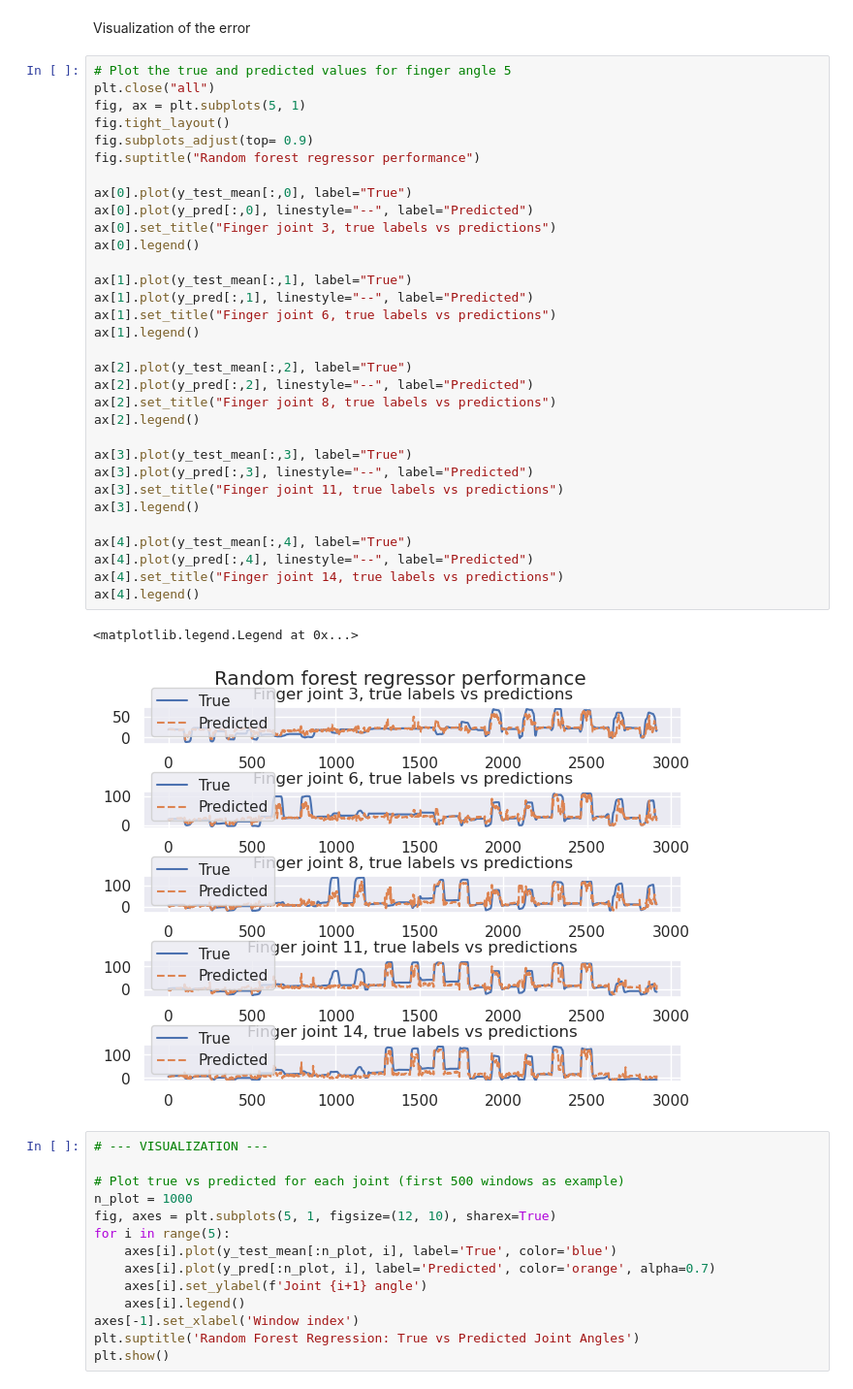
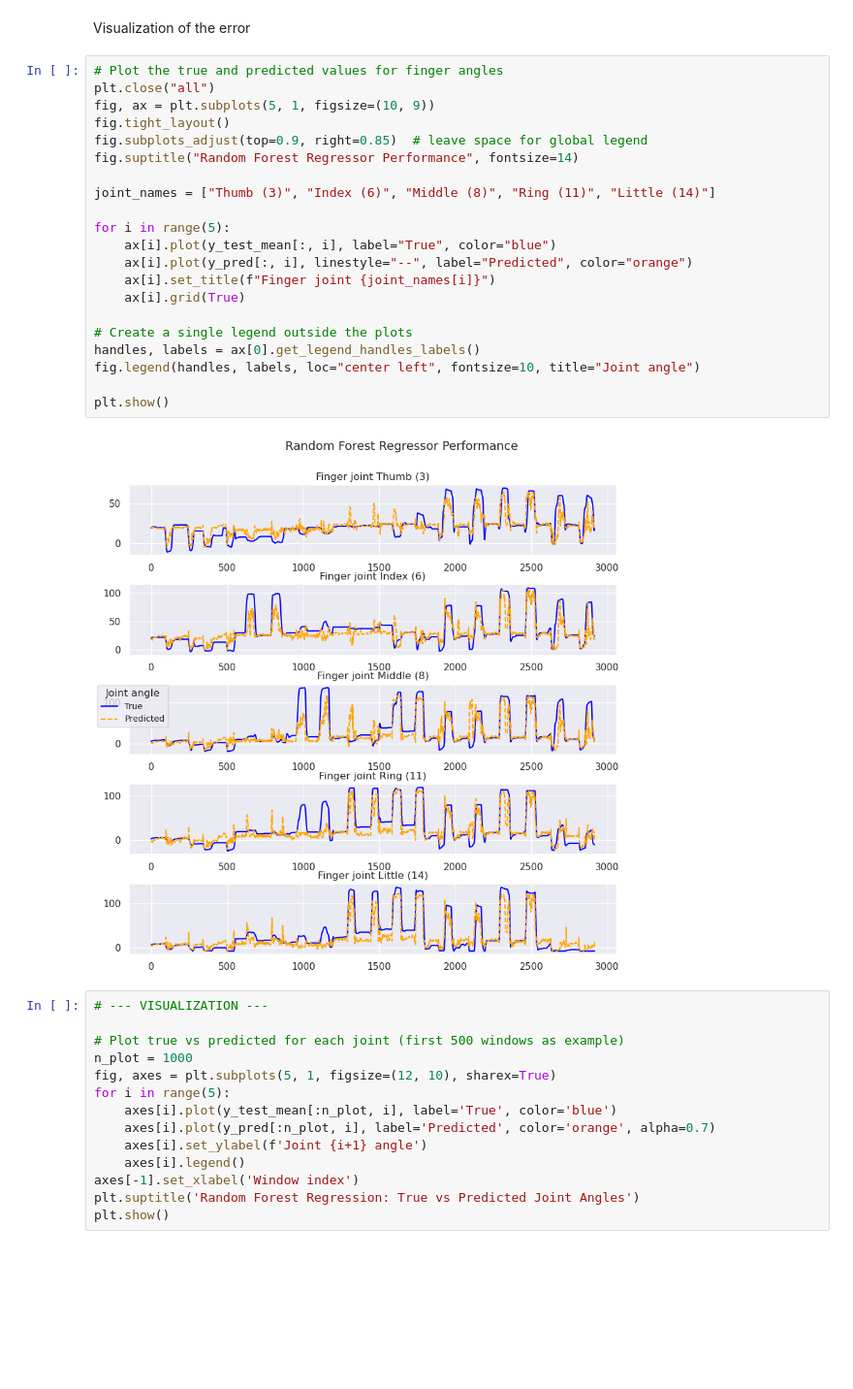
Before and after one commit to Tournedos/NSSP_project2_groupK, a Jupyter notebook: Part3.ipynb, the cells around one changed output. Shown at 97% size. Drawn from its saved outputs; the diff is of its cells as text; blank space fills up the shorter version.

```diff
--- a/Part3.ipynb
+++ b/Part3.ipynb
@@ -449,41 +449,29 @@ MSE per joint (real):
 4 352.0158681370161 0.7854106523567105
 # %% [markdown]
 Visualization of the error
-# %%
-# Plot the true and predicted values for finger angle 5
-plt.close("all")
-fig, ax = plt.subplots(5, 1)
-fig.tight_layout()
-fig.subplots_adjust(top= 0.9)
-fig.suptitle("Random forest regressor performance")
-
-ax[0].plot(y_test_mean[:,0], label="True")
-ax[0].plot(y_pred[:,0], linestyle="--", label="Predicted")
-ax[0].set_title("Finger joint 3, true labels vs predictions")
-ax[0].legend()
-
-ax[1].plot(y_test_mean[:,1], label="True")
-ax[1].plot(y_pred[:,1], linestyle="--", label="Predicted")
-ax[1].set_title("Finger joint 6, true labels vs predictions")
-ax[1].legend()
-
-ax[2].plot(y_test_mean[:,2], label="True")
-ax[2].plot(y_pred[:,2], linestyle="--", label="Predicted")
-ax[2].set_title("Finger joint 8, true labels vs predictions")
-ax[2].legend()
-
-ax[3].plot(y_test_mean[:,3], label="True")
-ax[3].plot(y_pred[:,3], linestyle="--", label="Predicted")
-ax[3].set_title("Finger joint 11, true labels vs predictions")
-ax[3].legend()
-
-ax[4].plot(y_test_mean[:,4], label="True")
-ax[4].plot(y_pred[:,4], linestyle="--", label="Predicted")
-ax[4].set_title("Finger joint 14, true labels vs predictions")
-ax[4].legend()
-# %% [output]
-<matplotlib.legend.Legend at 0x...>
-[figure, removed]
+# %%
+# Plot the true and predicted values for finger angles
+plt.close("all")
+fig, ax = plt.subplots(5, 1, figsize=(10, 9))
+fig.tight_layout()
+fig.subplots_adjust(top=0.9, right=0.85)  # leave space for global legend
+fig.suptitle("Random Forest Regressor Performance", fontsize=14)
+
+joint_names = ["Thumb (3)", "Index (6)", "Middle (8)", "Ring (11)", "Little (14)"]
+
+for i in range(5):
+    ax[i].plot(y_test_mean[:, i], label="True", color="blue")
+    ax[i].plot(y_pred[:, i], linestyle="--", label="Predicted", color="orange")
+    ax[i].set_title(f"Finger joint {joint_names[i]}")
+    ax[i].grid(True)
+
+# Create a single legend outside the plots
+handles, labels = ax[0].get_legend_handles_labels()
+fig.legend(handles, labels, loc="center left", fontsize=10, title="Joint angle")
+
+plt.show()
+# %% [output]
+[figure, added]
 # %%
 # --- VISUALIZATION ---
 
```
